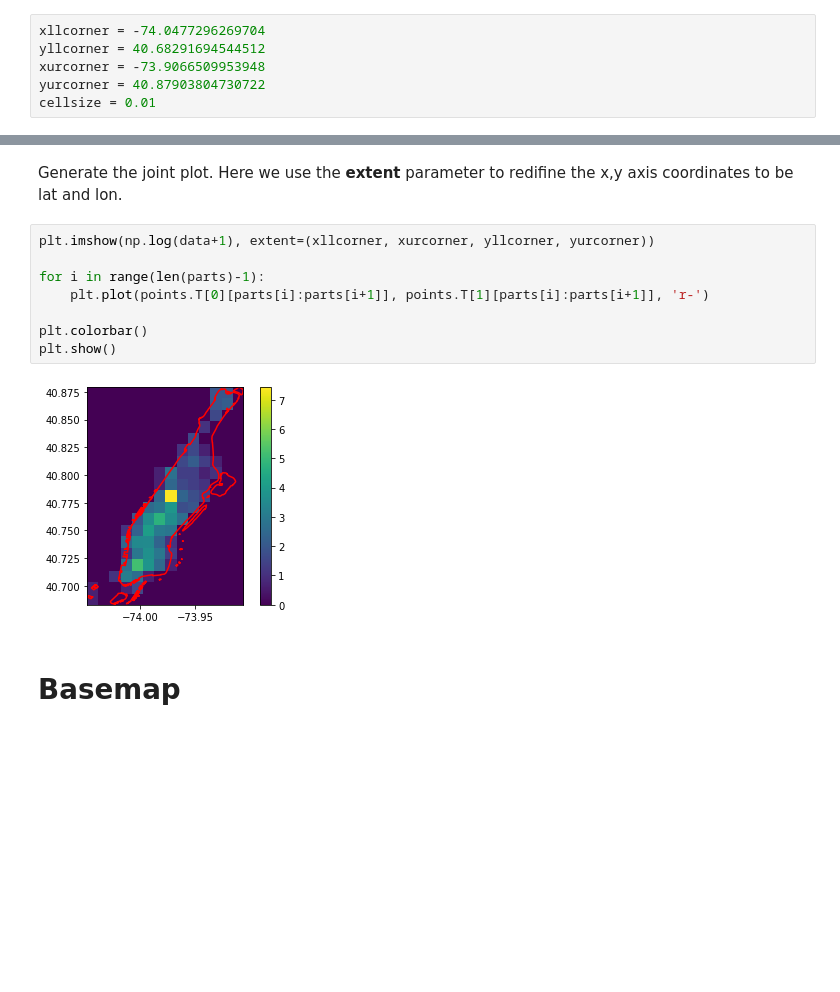
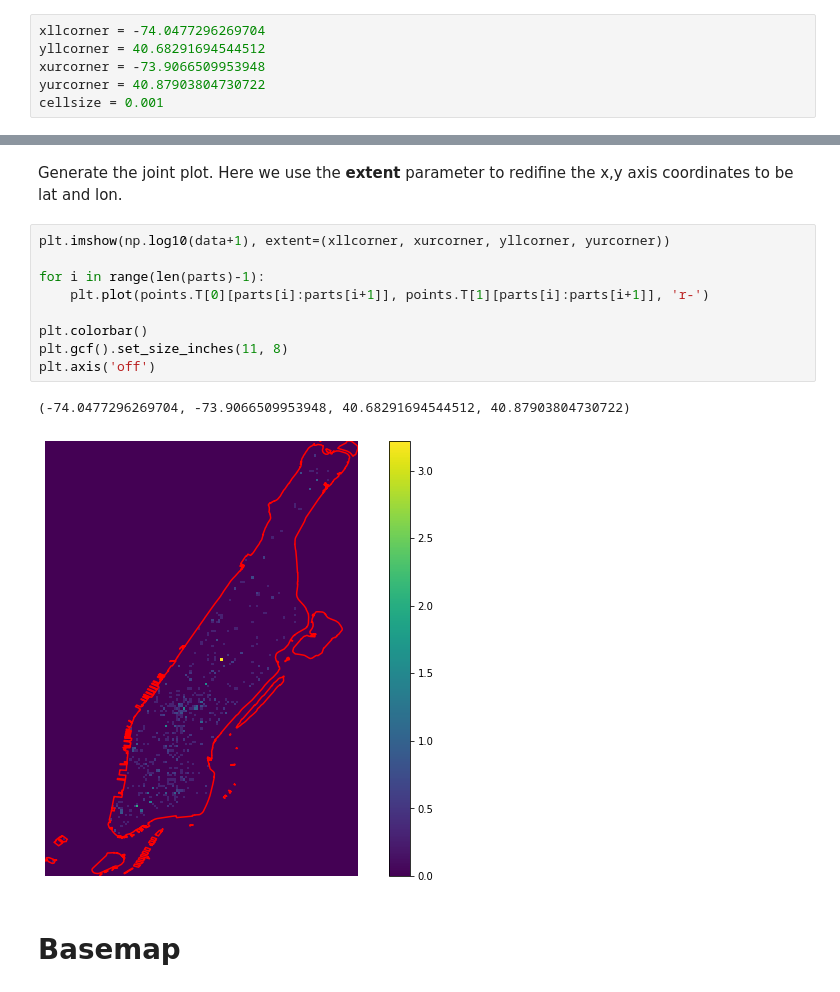
Before and after one commit to DataForScience/DataViz, a Jupyter notebook: Part II - Mapping.ipynb, the cells around one changed output, grey strips where cells are left out. Cells and saved outputs as stored; diff of their text form; blank space fills up the shorter version.

```diff
--- a/Part II - Mapping.ipynb
+++ b/Part II - Mapping.ipynb
@@ -222,7 +230,7 @@ xllcorner = -74.0477296269704
 yllcorner = 40.68291694544512
 xurcorner = -73.9066509953948
 yurcorner = 40.87903804730722
-cellsize = 0.01
+cellsize = 0.001
 # %% [markdown]
 Build a matrix that counts how many tweets occurred in each cell of Manhattan
 # %%
@@ -258,15 +265,17 @@ parts = manhattan["parts"]
 # %% [markdown]
 Generate the joint plot. Here we use the **extent** parameter to redifine the x,y axis coordinates to be lat and lon.
 # %%
-plt.imshow(np.log(data+1), extent=(xllcorner, xurcorner, yllcorner, yurcorner))
+plt.imshow(np.log10(data+1), extent=(xllcorner, xurcorner, yllcorner, yurcorner))
 
 for i in range(len(parts)-1):
 	plt.plot(points.T[0][parts[i]:parts[i+1]], points.T[1][parts[i]:parts[i+1]], 'r-')
 
 plt.colorbar()
-plt.show()
+plt.gcf().set_size_inches(11, 8)
+plt.axis('off')
 # %% [output]
+(-74.0477296269704, -73.9066509953948, 40.68291694544512, 40.87903804730722)
-[figure, old version]
+[figure, new version]
 # %% [markdown]
 # Basemap
 # %% [markdown]
```
Also changed, not shown: parts of 10 cells of this notebook, 5 other files.
